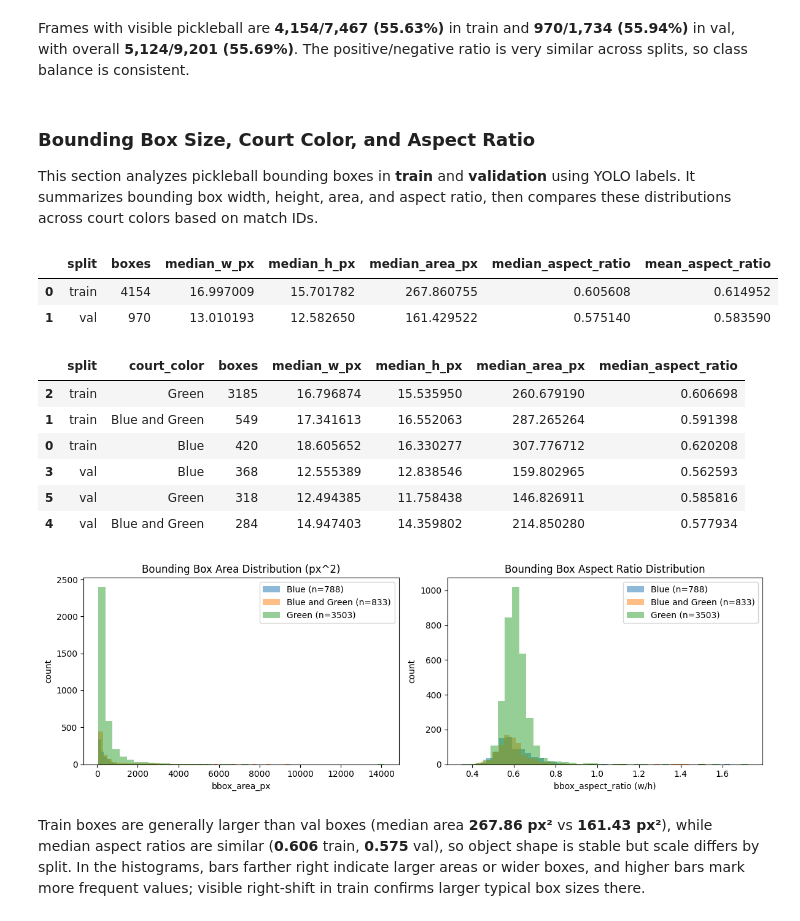
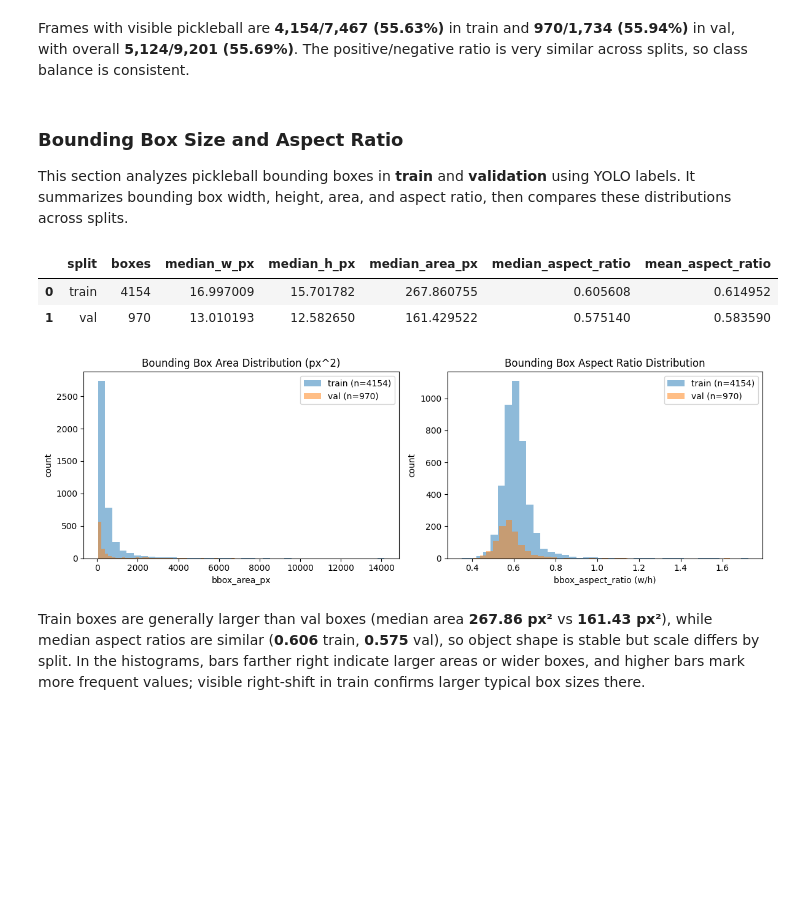
Before and after one commit to Renzios/PickleDB, a Jupyter notebook: pickledb.ipynb, the cells around one changed output. Saved outputs shown, nothing was run; the diff lists cells and outputs as text; code cells hidden in the pictures; blank space fills up the shorter version.

Commit message:
fix: remove court color EDA grouping

```diff
--- a/pickledb.ipynb
+++ b/pickledb.ipynb
@@ -324,21 +324,13 @@ overall (train + val): 5,124/9,201 frames with visible pickleball (55.69%)
 # %% [markdown]
 Frames with visible pickleball are **4,154/7,467 (55.63%)** in train and **970/1,734 (55.94%)** in val, with overall **5,124/9,201 (55.69%)**. The positive/negative ratio is very similar across splits, so class balance is consistent.
 # %% [markdown]
-### **Bounding Box Size, Court Color, and Aspect Ratio**
+### **Bounding Box Size and Aspect Ratio**
 
-This section analyzes pickleball bounding boxes in **train** and **validation** using YOLO labels. It summarizes bounding box width, height, area, and aspect ratio, then compares these distributions across court colors based on match IDs.
+This section analyzes pickleball bounding boxes in **train** and **validation** using YOLO labels. It summarizes bounding box width, height, area, and aspect ratio, then compares these distributions across splits.
 # %%
 # Paths (ONLY train and val for EDA)
 base = Path("PickleDB_YOLO")
 image_exts = {".jpg", ".jpeg", ".png", ".bmp", ".webp"}
-
-# Match ID to court color (from dataset categorization)
-court_color_map = {
-    1: "Green", 2: "Blue", 3: "Green", 4: "Green", 5: "Green",
-    6: "Green", 7: "Green", 8: "Blue", 9: "Blue", 10: "Blue and Green",
-    11: "Blue and Green", 12: "Blue and Green", 13: "Blue and Green",
-    14: "Green", 15: "Green", 16: "Green", 17: "Green", 18: "Green", 19: "Green",
-}
 
 # Collect image dimensions for each frame stem
 image_dims = {}
@@ -366,14 +358,6 @@ for split in ["train", "val"]:
 
         img_w, img_h = img_size
 
-        # Expected file naming: <match_id>_<frame_id>
-        try:
-            match_id = int(stem.split("_")[0])
-        except (ValueError, IndexError):
-            match_id = None
-
-        court_color = court_color_map.get(match_id, "Unknown")
-
         with open(label_path, "r", encoding="utf-8") as f:
             for line in f:
                 parts = line.strip().split()
@@ -394,8 +378,6 @@ for split in ["train", "val"]:
                     {
                         "split": split,
                         "frame_stem": stem,
-                        "match_id": match_id,
-                        "court_color": court_color,
                         "class_id": class_id,
                         "bbox_w_norm": bw,
                         "bbox_h_norm": bh,
@@ -425,64 +407,43 @@ else:
         .reset_index()
     )
 
-    summary_color = (
-        bbox_df.groupby(["split", "court_color"])
-        .agg(
-            boxes=("class_id", "count"),
-            median_w_px=("bbox_w_px", "median"),
-            median_h_px=("bbox_h_px", "median"),
-            median_area_px=("bbox_area_px", "median"),
-            median_aspect_ratio=("bbox_aspect_ratio", "median"),
-        )
-        .reset_index()
-        .sort_values(["split", "boxes"], ascending=[True, False])
-    )
-
     display(summary_split)
-    display(summary_color)
 
     fig, axes = plt.subplots(1, 2, figsize=(12, 4))
 
-    for color in sorted(bbox_df["court_color"].dropna().unique()):
-        subset = bbox_df[bbox_df["court_color"] == color]
+    for split in ["train", "val"]:
+        subset = bbox_df[bbox_df["split"] == split]
         axes[0].hist(
             subset["bbox_area_px"],
             bins=40,
             alpha=0.5,
-            label=f"{color} (n={len(subset)})",
+            label=f"{split} (n={len(subset)})",
         )
         axes[1].hist(
             subset["bbox_aspect_ratio"],
             bins=40,
             alpha=0.5,
-            label=f"{color} (n={len(subset)})",
+            label=f"{split} (n={len(subset)})",
         )
 
     axes[0].set_title("Bounding Box Area Distribution (px^2)")
     axes[0].set_xlabel("bbox_area_px")
     axes[0].set_ylabel("count")
 
     axes[1].set_title("Bounding Box Aspect Ratio Distribution")
     axes[1].set_xlabel("bbox_aspect_ratio (w/h)")
     axes[1].set_ylabel("count")
 
     for ax in axes:
         ax.legend()
 
     plt.tight_layout()
     plt.show()
 # %% [output]
 |  | split | boxes | median_w_px | median_h_px | median_area_px | median_aspect_ratio | mean_aspect_ratio |
 | 0 | train | 4154 | 16.997009 | 15.701782 | 267.860755 | 0.605608 | 0.614952 |
 | 1 | val | 970 | 13.010193 | 12.582650 | 161.429522 | 0.575140 | 0.583590 |
-|  | split | court_color | boxes | median_w_px | median_h_px | median_area_px | median_aspect_ratio |
-| 2 | train | Green | 3185 | 16.796874 | 15.535950 | 260.679190 | 0.606698 |
-| 1 | train | Blue and Green | 549 | 17.341613 | 16.552063 | 287.265264 | 0.591398 |
-| 0 | train | Blue | 420 | 18.605652 | 16.330277 | 307.776712 | 0.620208 |
-| 3 | val | Blue | 368 | 12.555389 | 12.838546 | 159.802965 | 0.562593 |
-| 5 | val | Green | 318 | 12.494385 | 11.758438 | 146.826911 | 0.585816 |
-| 4 | val | Blue and Green | 284 | 14.947403 | 14.359802 | 214.850280 | 0.577934 |
-[figure, old version]
+[figure, new version]
 # %% [markdown]
 Train boxes are generally larger than val boxes (median area **267.86 px²** vs **161.43 px²**), while median aspect ratios are similar (**0.606** train, **0.575** val), so object shape is stable but scale differs by split. In the histograms, bars farther right indicate larger areas or wider boxes, and higher bars mark more frequent values; visible right-shift in train confirms larger typical box sizes there.
 # %% [markdown]
```
